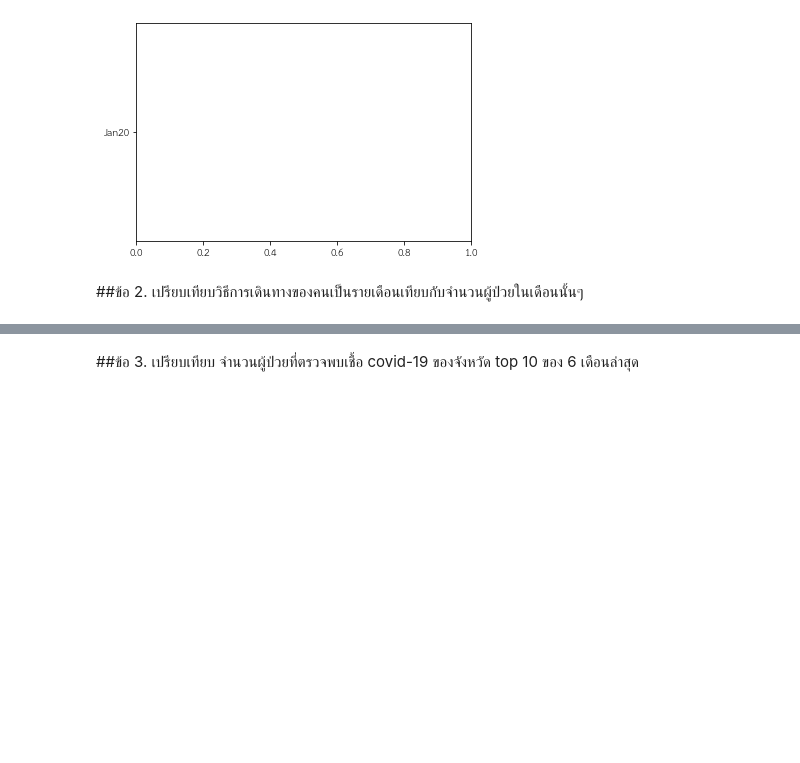
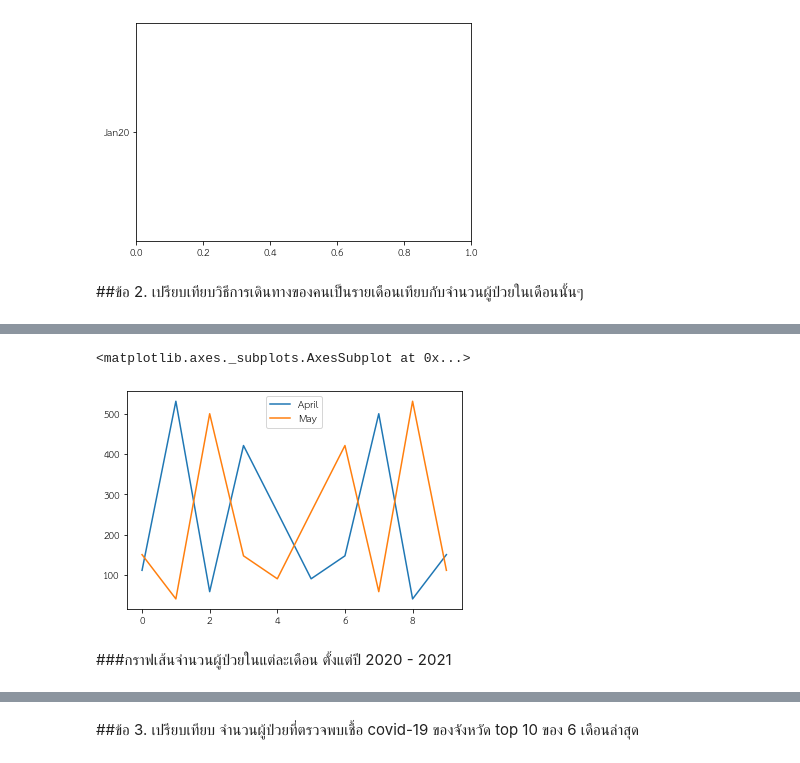
Before and after one commit to dinsor17/k, a Jupyter notebook: Visualization_Final_Exam.ipynb, the cells around one changed output, grey strips where cells are left out. Saved outputs shown, nothing was run; the diff lists cells and outputs as text; code cells hidden in the pictures; blank space fills up the shorter version.

```diff
--- a/Visualization_Final_Exam.ipynb
+++ b/Visualization_Final_Exam.ipynb
@@ -538,0 +542,2 @@ TypeError: ignored
+# %%
+Data = {'April': [111,531,58,421,256,90,147,500,40,150], 'May': [150,40,500,147,90,256,421,58,531,111] }
@@ -538,0 +546,3 @@ TypeError: ignored
+# %%
+from pandas import DataFrame
+dataF = DataFrame(Data,columns=['April','May'])
@@ -538,0 +563,7 @@ TypeError: ignored
+# %%
+dataF.plot(kind="line")
+# %% [output]
+<matplotlib.axes._subplots.AxesSubplot at 0x...>
+[figure, added]
+# %% [markdown]
+###กราฟเส้นจำนวนผู้ป่วยในแต่ละเดือน ตั้งแต่ปี 2020 - 2021
```
Also changed, not shown: parts of 8 cells of this notebook.
